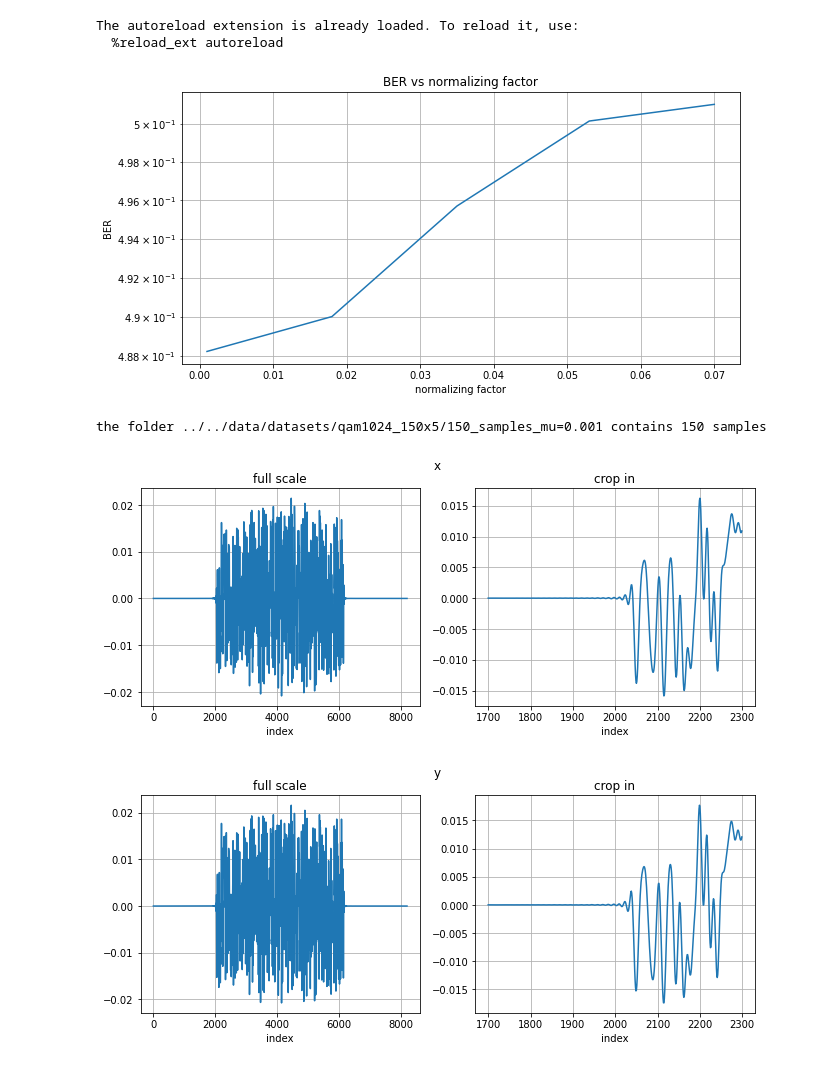
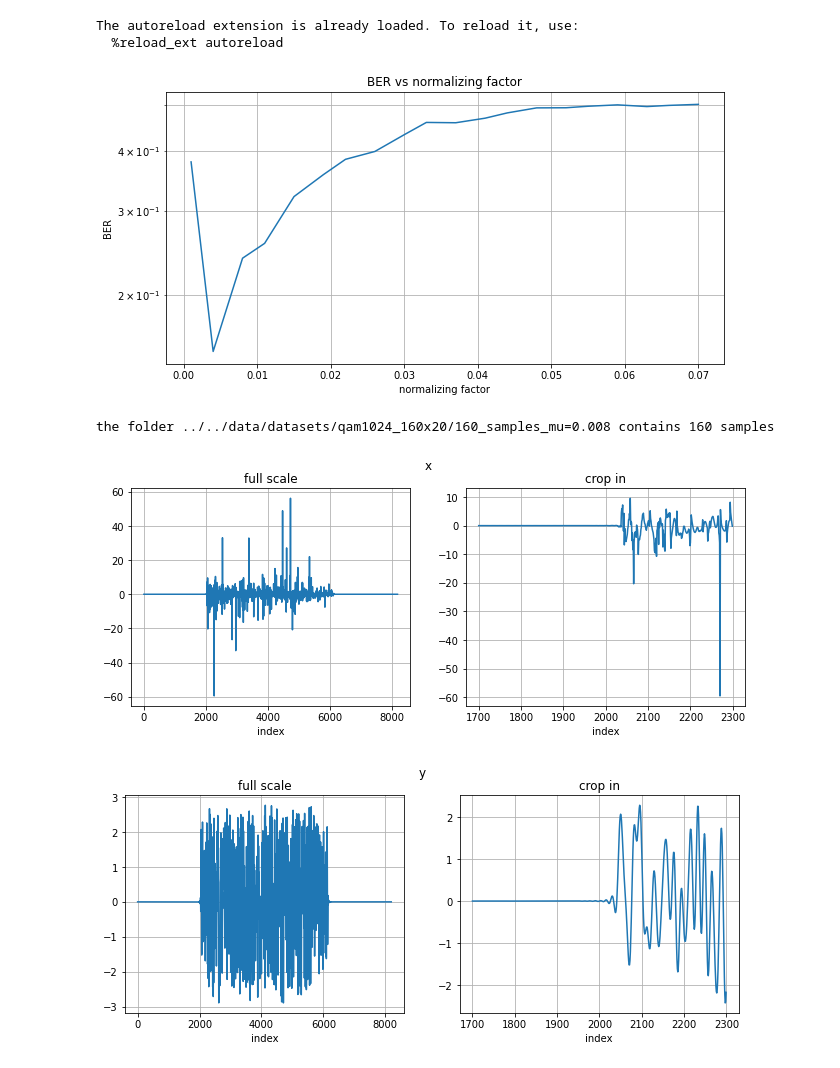
Before and after one commit to Yarden92/Thesis-code, a Jupyter notebook: apps/deep/data_analyzer.ipynb, the cells around one changed output. Cells and saved outputs as stored; diff of their text form; code cells hidden in the pictures.

```diff
--- a/apps/deep/data_analyzer.ipynb
+++ b/apps/deep/data_analyzer.ipynb
@@ -14,31 +14,31 @@ from src.general_methods.visualizer import Visualizer
 The autoreload extension is already loaded. To reload it, use:
   %reload_ext autoreload
 # %%
-root_dir = f'../../data/datasets/qam1024_150x5'
+root_dir = f'../../data/datasets/qam1024_160x20'
 sub_name_filter = '*'
-ber_vec, mu_vec = Metrics.gen_ber_mu_from_folders(root_dir, sub_name_filter, 0, tqdm, 25)
+ber_vec, mu_vec = Metrics.gen_ber_mu_from_folders(root_dir, sub_name_filter, 0, tqdm, 15)
 Visualizer.plot_bers(mu_vec, [ber_vec])
 # %% [output]
-[figure, old version]
+[figure, new version]
 # %%
 # read folder and plot one of the data samples
-sub_name = '150_samples_mu=0.001'
+sub_name = '160_samples_mu=0.008'
 dir = root_dir + '/' + sub_name
 data_id = 0
 zm = range(1700, 2300)
 
 dataloader = SingleMuDataSet(dir)
 
 print(f'the folder {dir} contains {len(dataloader)} samples')
 
 x, y = dataloader.get_numpy_xy(data_id)
 
 Visualizer.twin_zoom_plot('x', np.real(x), zm)
 Visualizer.twin_zoom_plot('y', np.real(y), zm)
 # %% [output]
-the folder ../../data/datasets/qam1024_150x5/150_samples_mu=0.001 contains 150 samples
+the folder ../../data/datasets/qam1024_160x20/160_samples_mu=0.008 contains 160 samples
-[figure, old version]
+[figure, new version]
-[figure, old version]
+[figure, new version]
 # %%
 # calc signal power
 x_power = np.mean(np.abs(x)**2)
```
Also changed, not shown: parts of 3 cells of this notebook, 7 other files.
